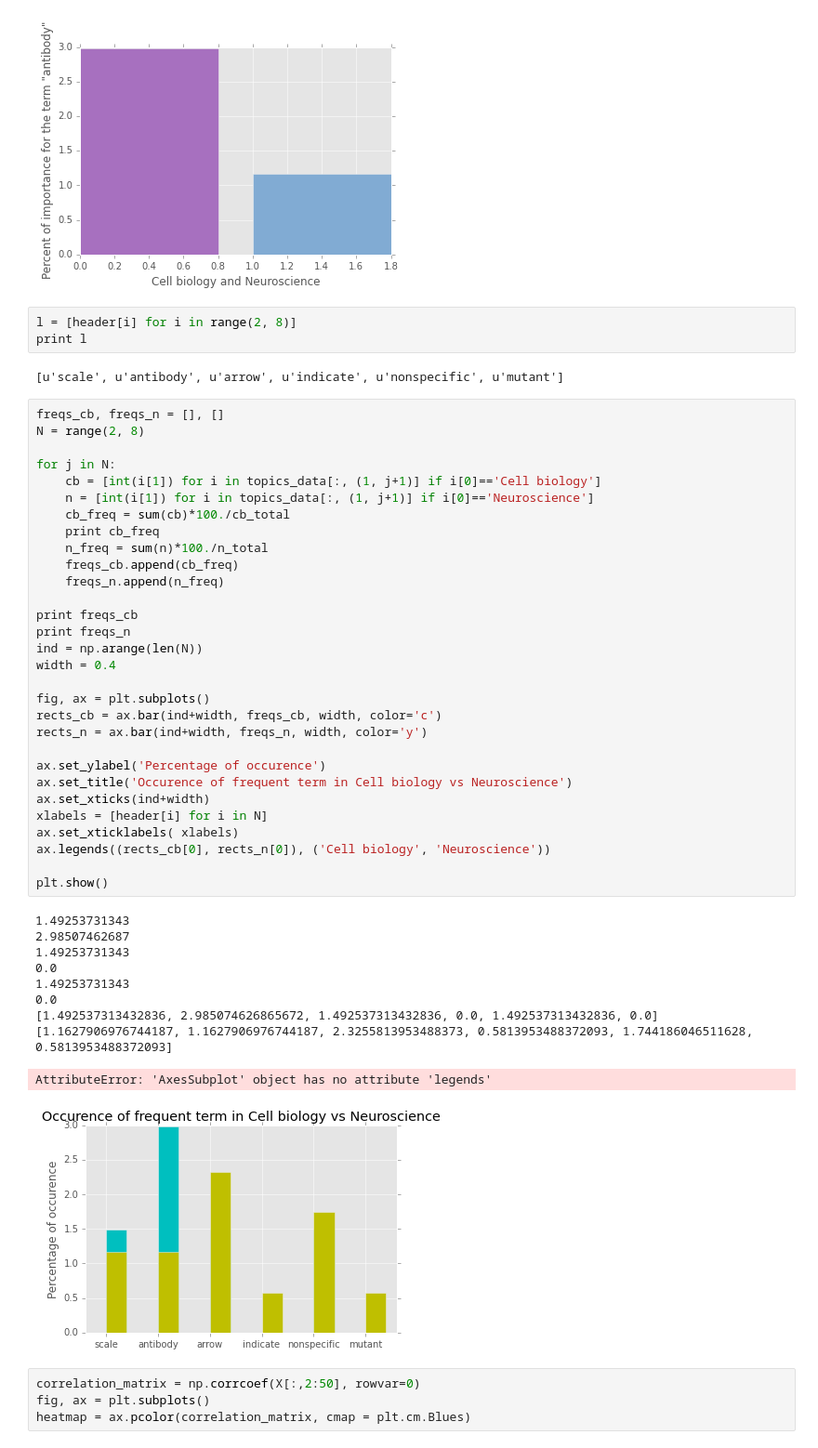
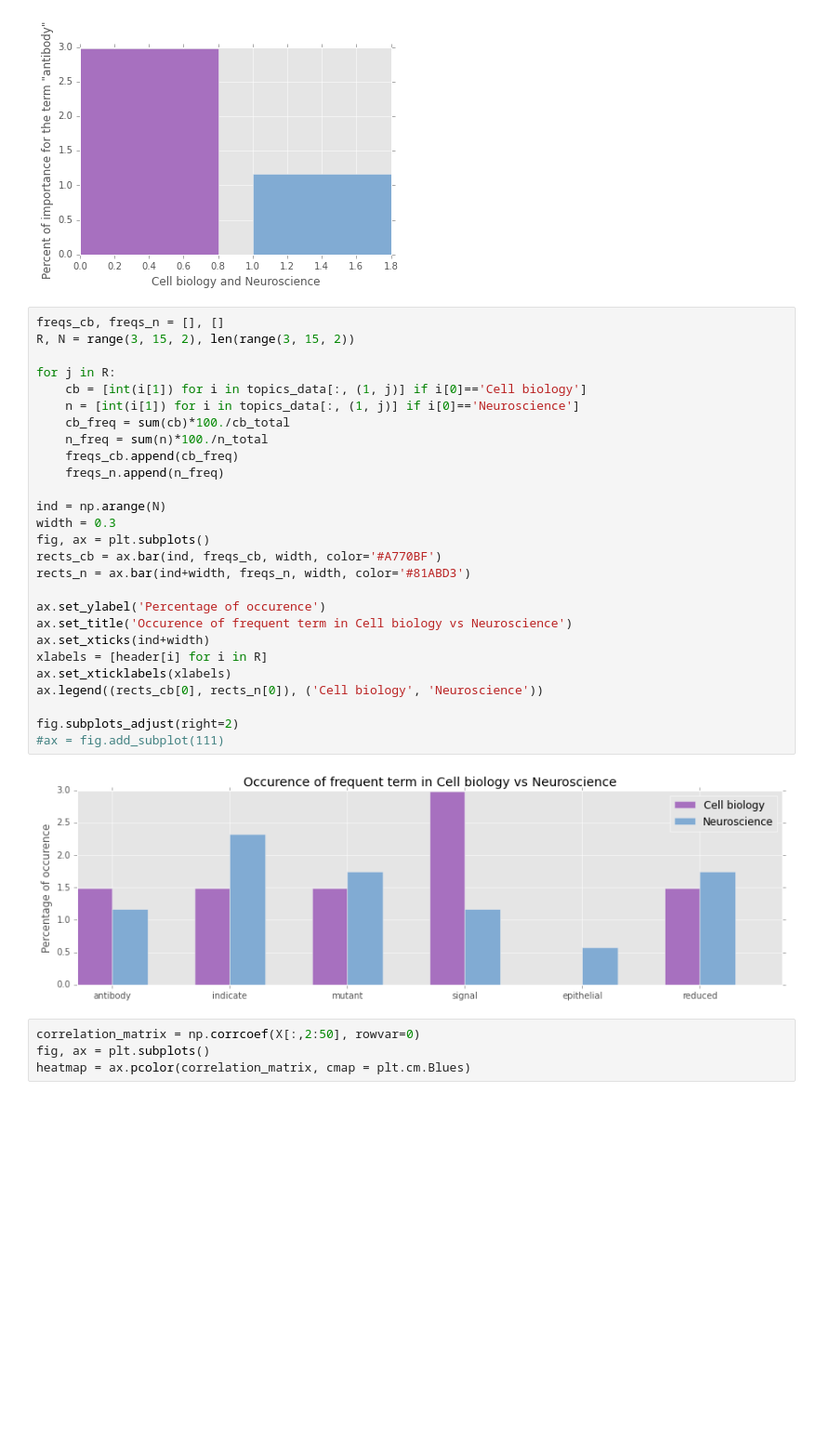
Before and after one commit to Eleonore9/get-articles-meaning, a Jupyter notebook: Data_analysis.ipynb, the cells around one changed output. Shown: that part at 93% size. Cells and saved outputs as stored; diff of their text form; blank space fills up the shorter version.

Commit message:
visualised term freqs by subject

```diff
--- a/Data_analysis.ipynb
+++ b/Data_analysis.ipynb
@@ -112,52 +114,35 @@ plt.ylabel("Percent of importance for the term \"%s\"" %b)
 # %% [output]
 <matplotlib.text.Text at 0x...>
 [figure]
-# %%
-l = [header[i] for i in range(2, 8)]
-print l
-# %% [output]
-[u'scale', u'antibody', u'arrow', u'indicate', u'nonspecific', u'mutant']
 # %%
 freqs_cb, freqs_n = [], []
-N = range(2, 8)
+R, N = range(3, 15, 2), len(range(3, 15, 2))
 
-for j in N:
-    cb = [int(i[1]) for i in topics_data[:, (1, j+1)] if i[0]=='Cell biology']
-    n = [int(i[1]) for i in topics_data[:, (1, j+1)] if i[0]=='Neuroscience']
+for j in R:
+    cb = [int(i[1]) for i in topics_data[:, (1, j)] if i[0]=='Cell biology']
+    n = [int(i[1]) for i in topics_data[:, (1, j)] if i[0]=='Neuroscience']
     cb_freq = sum(cb)*100./cb_total
-    print cb_freq
     n_freq = sum(n)*100./n_total
     freqs_cb.append(cb_freq)
     freqs_n.append(n_freq)
 
-print freqs_cb
-print freqs_n
-ind = np.arange(len(N))
-width = 0.4
-
+ind = np.arange(N)
+width = 0.3
 fig, ax = plt.subplots()
-rects_cb = ax.bar(ind+width, freqs_cb, width, color='c')
-rects_n = ax.bar(ind+width, freqs_n, width, color='y')
+rects_cb = ax.bar(ind, freqs_cb, width, color='#A770BF')
+rects_n = ax.bar(ind+width, freqs_n, width, color='#81ABD3')
 
 ax.set_ylabel('Percentage of occurence')
 ax.set_title('Occurence of frequent term in Cell biology vs Neuroscience')
 ax.set_xticks(ind+width)
-xlabels = [header[i] for i in N]
-ax.set_xticklabels( xlabels)
-ax.legends((rects_cb[0], rects_n[0]), ('Cell biology', 'Neuroscience'))
+xlabels = [header[i] for i in R]
+ax.set_xticklabels(xlabels)
+ax.legend((rects_cb[0], rects_n[0]), ('Cell biology', 'Neuroscience'))
 
-plt.show()
+fig.subplots_adjust(right=2)
+#ax = fig.add_subplot(111)
 # %% [output]
-1.49253731343
-2.98507462687
-1.49253731343
-0.0
-1.49253731343
-0.0
-[1.492537313432836, 2.985074626865672, 1.492537313432836, 0.0, 1.492537313432836, 0.0]
-[1.1627906976744187, 1.1627906976744187, 2.3255813953488373, 0.5813953488372093, 1.744186046511628, 0.5813953488372093]
-AttributeError: 'AxesSubplot' object has no attribute 'legends'
-[figure, old version]
+[figure, new version]
 # %%
 correlation_matrix = np.corrcoef(X[:,2:50], rowvar=0)
 fig, ax = plt.subplots()
```
Also changed, not shown: parts of 3 cells of this notebook.
